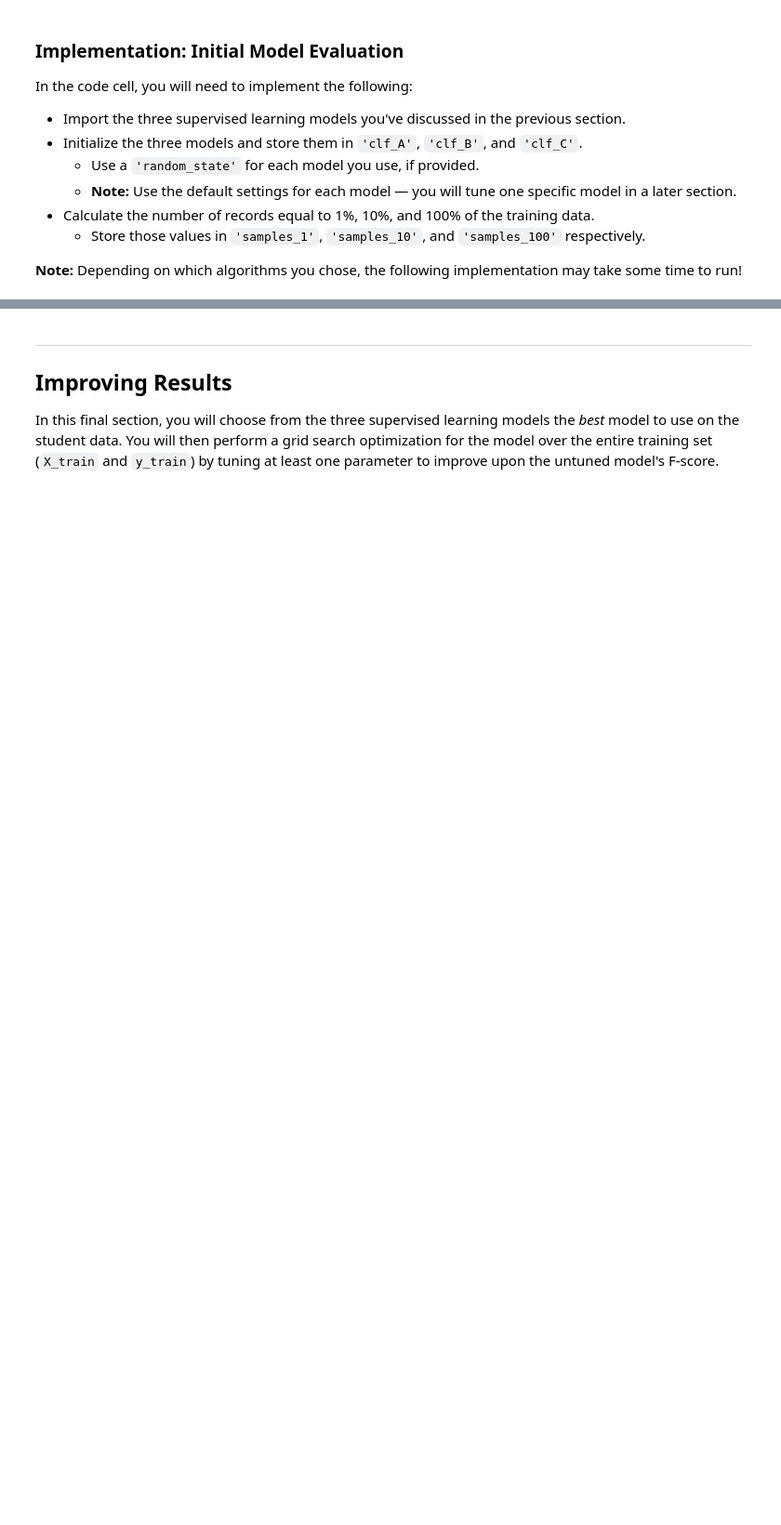
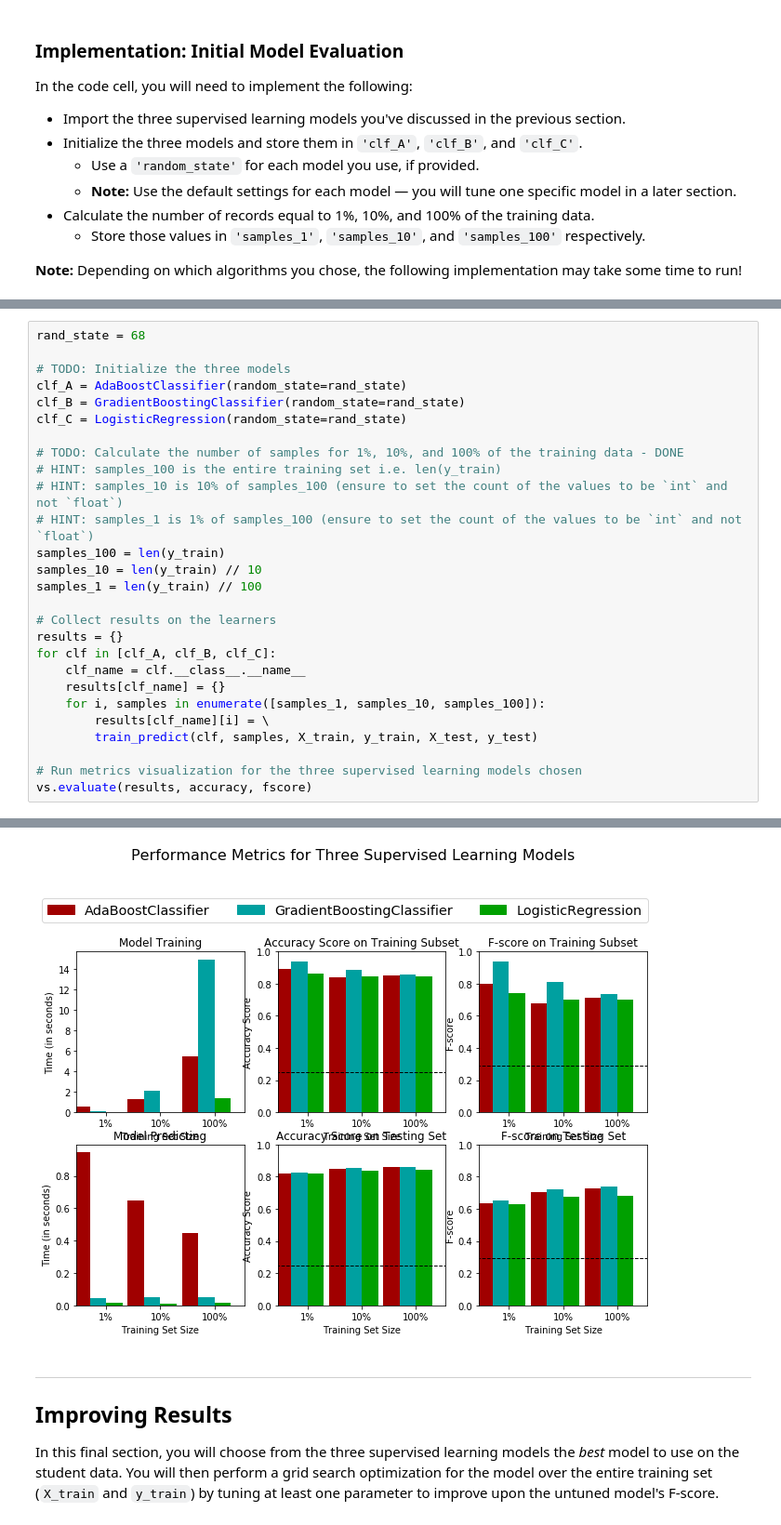
Before and after one commit to cuong-mai/finding-donors, a Jupyter notebook: finding_donors.ipynb, the cells around one changed output, grey strips where cells are left out. Shown: that part at 93% size. Cells and saved outputs as stored; diff of their text form; blank space fills up the shorter version.

Commit message:
Train and predict

```diff
--- a/finding_donors.ipynb
+++ b/finding_donors.ipynb
@@ -387,0 +613,28 @@ vs.evaluate(results, accuracy, fscore)
+# %%
+rand_state = 68
+
+# TODO: Initialize the three models
+clf_A = AdaBoostClassifier(random_state=rand_state)
+clf_B = GradientBoostingClassifier(random_state=rand_state)
+clf_C = LogisticRegression(random_state=rand_state)
+
+# TODO: Calculate the number of samples for 1%, 10%, and 100% of the training data - DONE
+# HINT: samples_100 is the entire training set i.e. len(y_train)
+# HINT: samples_10 is 10% of samples_100 (ensure to set the count of the values to be `int` and not `float`)
+# HINT: samples_1 is 1% of samples_100 (ensure to set the count of the values to be `int` and not `float`)
+samples_100 = len(y_train)
+samples_10 = len(y_train) // 10
+samples_1 = len(y_train) // 100
+
+# Collect results on the learners
+results = {}
+for clf in [clf_A, clf_B, clf_C]:
+    clf_name = clf.__class__.__name__
+    results[clf_name] = {}
+    for i, samples in enumerate([samples_1, samples_10, samples_100]):
+        results[clf_name][i] = \
+        train_predict(clf, samples, X_train, y_train, X_test, y_test)
+
+# Run metrics visualization for the three supervised learning models chosen
+vs.evaluate(results, accuracy, fscore)
+# %% [output]
@@ -388,3 +650,4 @@ vs.evaluate(results, accuracy, fscore)
+[figure, added]
 # %% [markdown]
 ----
 ## Improving Results
```
Also changed, not shown: parts of 36 cells of this notebook, 1 other file.
